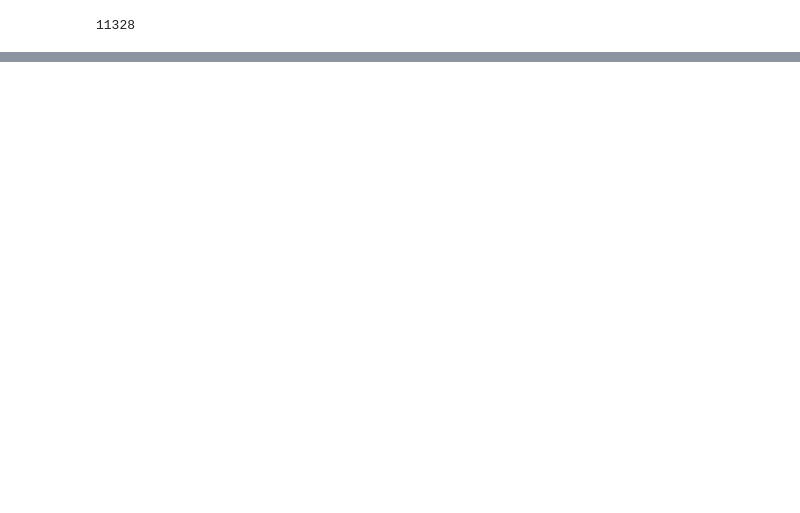
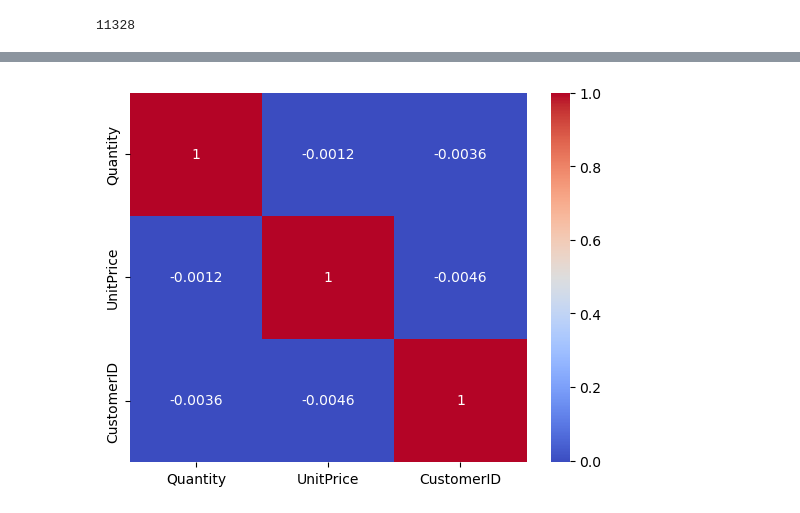
Before and after one commit to Abhilashg11/hustle_ML, a Jupyter notebook: EDA/e_commerece_EDA.ipynb, the cells around one changed output, grey strips where cells are left out. Cells and saved outputs as stored; diff of their text form; code cells hidden in the pictures; blank space fills up the shorter version.

```diff
--- a/EDA/e_commerece_EDA.ipynb
+++ b/EDA/e_commerece_EDA.ipynb
@@ -152,0 +164,5 @@ dq['Quantity'].shape[0]
+# %%
+sns.heatmap(data.corr(), annot=True, cmap="coolwarm")
+plt.show()
+# %% [output]
+[figure, added]
```
Also changed, not shown: parts of 3 cells of this notebook, 3 other files.
